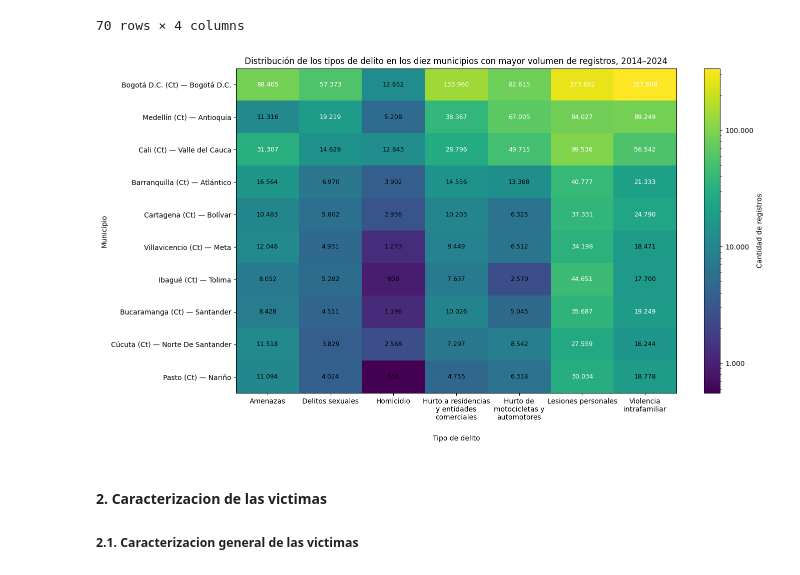
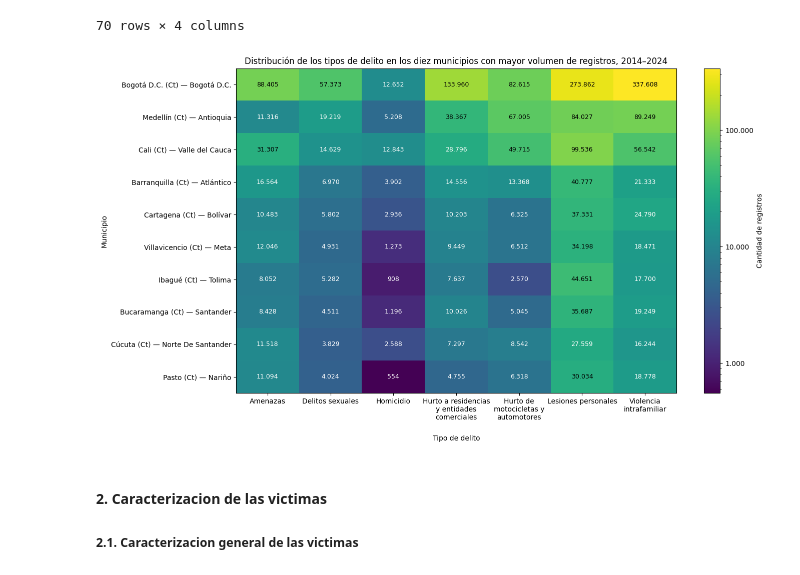
Before and after one commit to SaraBalbin/DW_Analisis_Criminalidad_Colombia, a Jupyter notebook: 04_Analisis_exploratorio.ipynb, the cells around one changed output. Drawn from its saved outputs; the diff is of its cells as text; code cells hidden in the pictures.

```diff
--- a/04_Analisis_exploratorio.ipynb
+++ b/04_Analisis_exploratorio.ipynb
@@ -442,36 +442,48 @@ for i in range(datos.shape[0]):
 
         # Determinar contraste del texto según intensidad
         if valor > 0:
-            intensidad = norm(valor)
+            # Obtener el color de fondo de la celda
+            rgba = imagen.cmap(norm(valor))
 
-            color_texto = "white" if intensidad > 0.55 else "black"
+            # Calcular luminancia del color
+            r, g, b, _ = rgba
+
+            luminancia = (
+                0.299 * r +
+                0.587 * g +
+                0.114 * b
+            )
+
+            # Fondo oscuro -> texto blanco
+            # Fondo claro -> texto negro
+            color_texto = "white" if luminancia < 0.5 else "black"
 
             ax.text(
                 j,
                 i,
                 texto,
                 ha="center",
                 va="center",
                 fontsize=9,
                 color=color_texto
             )
 
 # ==========================================================
 # BARRA DE COLOR
 # ==========================================================
 
 cbar = fig.colorbar(imagen, ax=ax)
 
 cbar.set_label("Cantidad de registros")
 
 cbar.ax.yaxis.set_major_formatter(
     FuncFormatter(lambda x, pos: f"{int(x):,}".replace(",", "."))
 )
 
 plt.tight_layout()
 plt.show()
 # %% [output]
-[figure, old version]
+[figure, new version]
 # %% [markdown]
 #### **2. Caracterizacion de las victimas**
 
```
Also changed, not shown: parts of 7 cells of this notebook.
